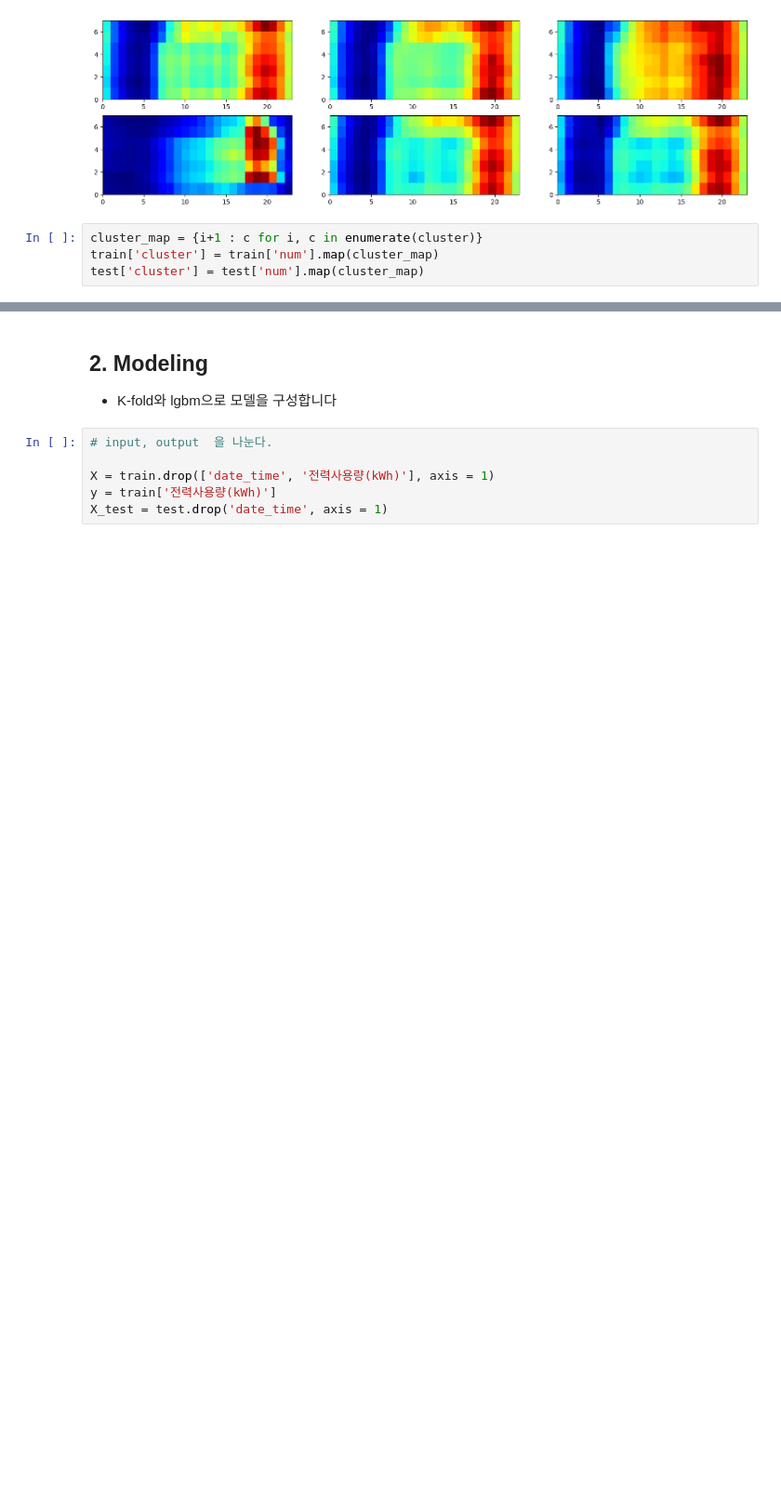
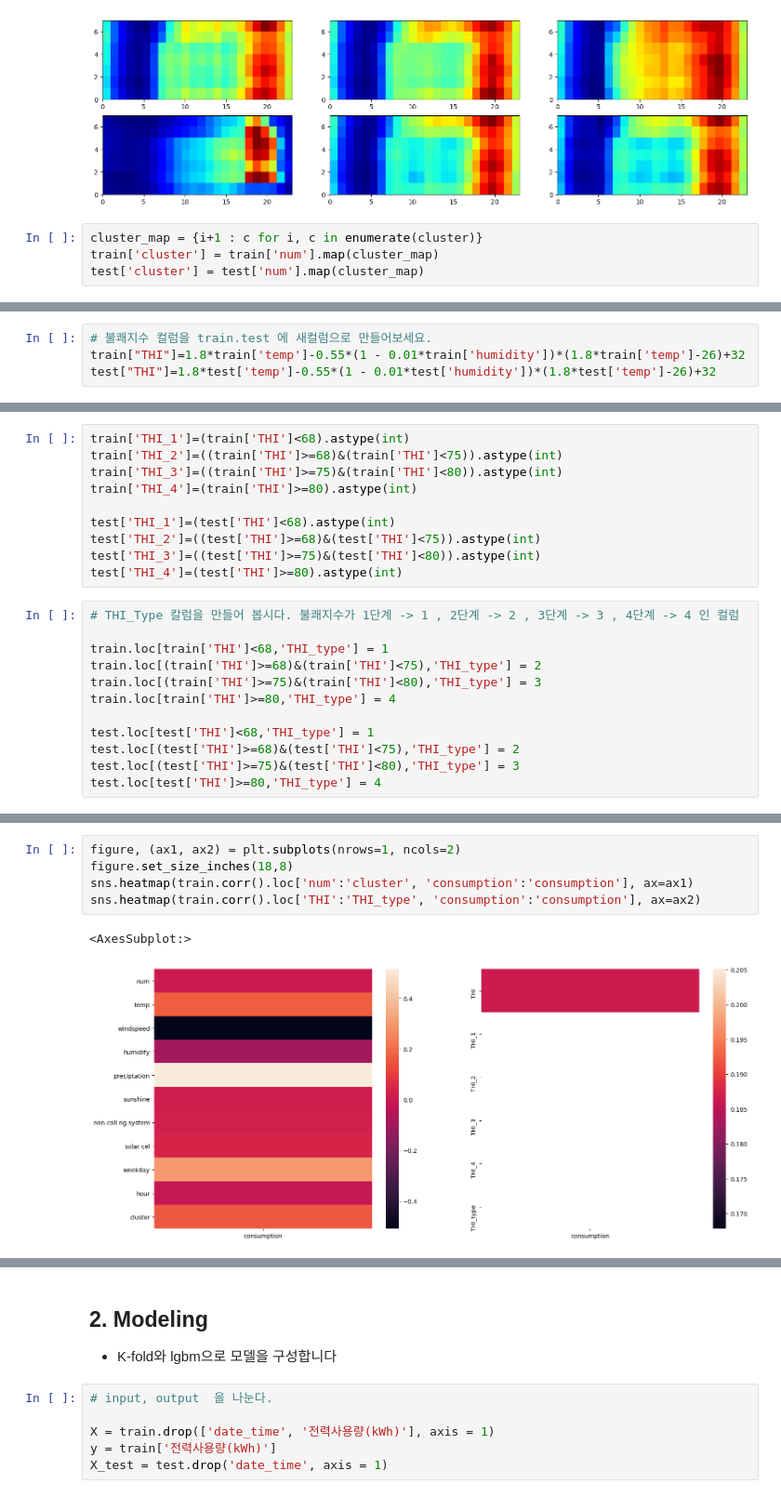
Before and after one commit to oh971021/python_study, a Jupyter notebook: lecture/9월 1일 K-fold/[베이스라인]_K-fold와 lgbm을 사용한 베이스라인.ipynb, the cells around one changed output, grey strips where cells are left out. Shown at 93% size. Drawn from its saved outputs; the diff is of its cells as text; blank space fills up the shorter version.

```diff
--- a/lecture/9월 1일 K-fold/[베이스라인]_K-fold와 lgbm을 사용한 베이스라인.ipynb
+++ b/lecture/9월 1일 K-fold/[베이스라인]_K-fold와 lgbm을 사용한 베이스라인.ipynb
@@ -390,0 +450,4 @@ train[train['num']==1][['cluster']]
+# %%
+# 불쾌지수 컬럼을 train.test 에 새컬럼으로 만들어보세요.
+train["THI"]=1.8*train['temp']-0.55*(1 - 0.01*train['humidity'])*(1.8*train['temp']-26)+32
+test["THI"]=1.8*test['temp']-0.55*(1 - 0.01*test['humidity'])*(1.8*test['temp']-26)+32
@@ -390,0 +460,22 @@ train[train['num']==1][['cluster']]
+# %%
+train['THI_1']=(train['THI']<68).astype(int)
+train['THI_2']=((train['THI']>=68)&(train['THI']<75)).astype(int)
+train['THI_3']=((train['THI']>=75)&(train['THI']<80)).astype(int)
+train['THI_4']=(train['THI']>=80).astype(int)
+
+test['THI_1']=(test['THI']<68).astype(int)
+test['THI_2']=((test['THI']>=68)&(test['THI']<75)).astype(int)
+test['THI_3']=((test['THI']>=75)&(test['THI']<80)).astype(int)
+test['THI_4']=(test['THI']>=80).astype(int)
+# %%
+# THI_Type 칼럼을 만들어 봅시다. 불쾌지수가 1단계 -> 1 , 2단계 -> 2 , 3단계 -> 3 , 4단계 -> 4 인 컬럼
+
+train.loc[train['THI']<68,'THI_type'] = 1
+train.loc[(train['THI']>=68)&(train['THI']<75),'THI_type'] = 2
+train.loc[(train['THI']>=75)&(train['THI']<80),'THI_type'] = 3
+train.loc[train['THI']>=80,'THI_type'] = 4
+
+test.loc[test['THI']<68,'THI_type'] = 1
+test.loc[(test['THI']>=68)&(test['THI']<75),'THI_type'] = 2
+test.loc[(test['THI']>=75)&(test['THI']<80),'THI_type'] = 3
+test.loc[test['THI']>=80,'THI_type'] = 4
@@ -390,0 +490,8 @@ train[train['num']==1][['cluster']]
+# %%
+figure, (ax1, ax2) = plt.subplots(nrows=1, ncols=2)
+figure.set_size_inches(18,8)
+sns.heatmap(train.corr().loc['num':'cluster', 'consumption':'consumption'], ax=ax1)
+sns.heatmap(train.corr().loc['THI':'THI_type', 'consumption':'consumption'], ax=ax2)
+# %% [output]
+<AxesSubplot:>
+[figure, added]
```
Also changed, not shown: parts of 44 cells of this notebook.
